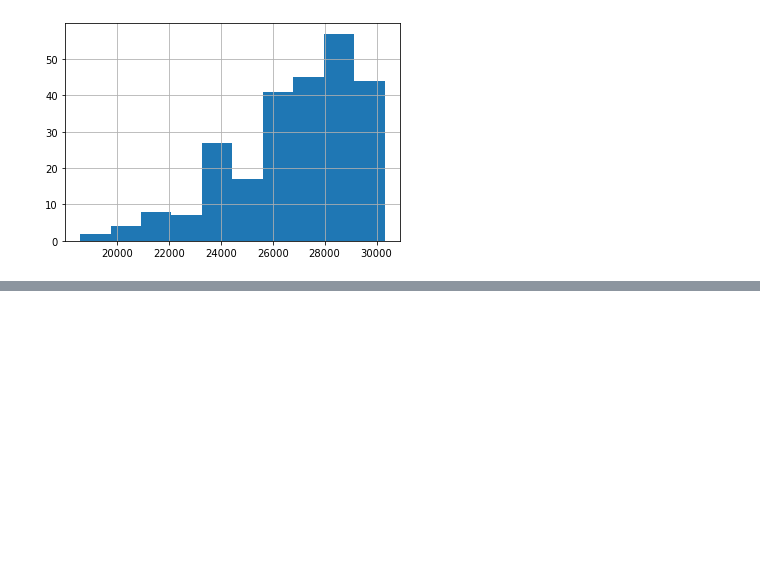
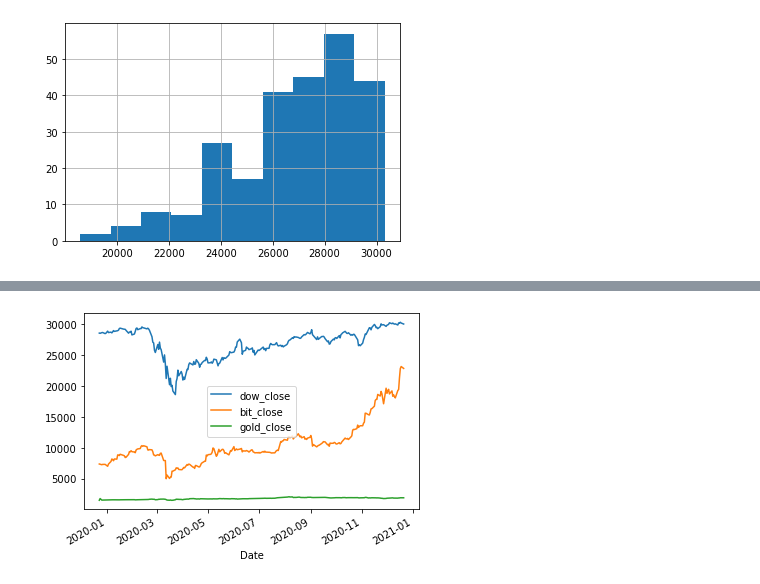
Before and after one commit to matt-c-knight/time-series-side-project, a Jupyter notebook: wrangle.ipynb, the cells around one changed output, grey strips where cells are left out. Drawn from its saved outputs; the diff is of its cells as text; code cells hidden in the pictures; blank space fills up the shorter version.

Commit message:
adding gold

```diff
--- a/wrangle.ipynb
+++ b/wrangle.ipynb
@@ -241,0 +269,2 @@ result.dow_close.hist()
+# %%
+gold['Adj Close'].fillna(gold['Adj Close'].mean(), inplace=True)
@@ -241,0 +281,4 @@ result.dow_close.hist()
+# %%
+gold['Adj Close'] = round(gold['Adj Close'], 2)
+# %%
+gold.rename(columns={'Adj Close': 'gold_close'}, inplace=True)
@@ -241,0 +295,2 @@ result.dow_close.hist()
+# %%
+df = pd.merge(result, gold, on='Date')
@@ -241,0 +307,6 @@ result.dow_close.hist()
+# %%
+df.plot()
+fig = plt.gcf()  # get current figure
+fig.savefig("x.png")
+# %% [output]
+[figure, added]
```
Also changed, not shown: parts of 12 cells of this notebook.
